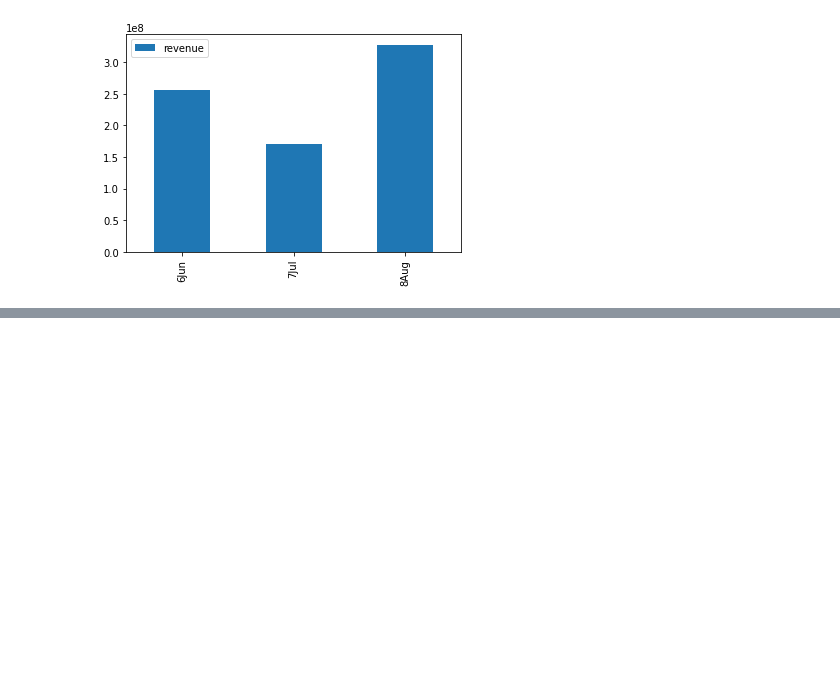
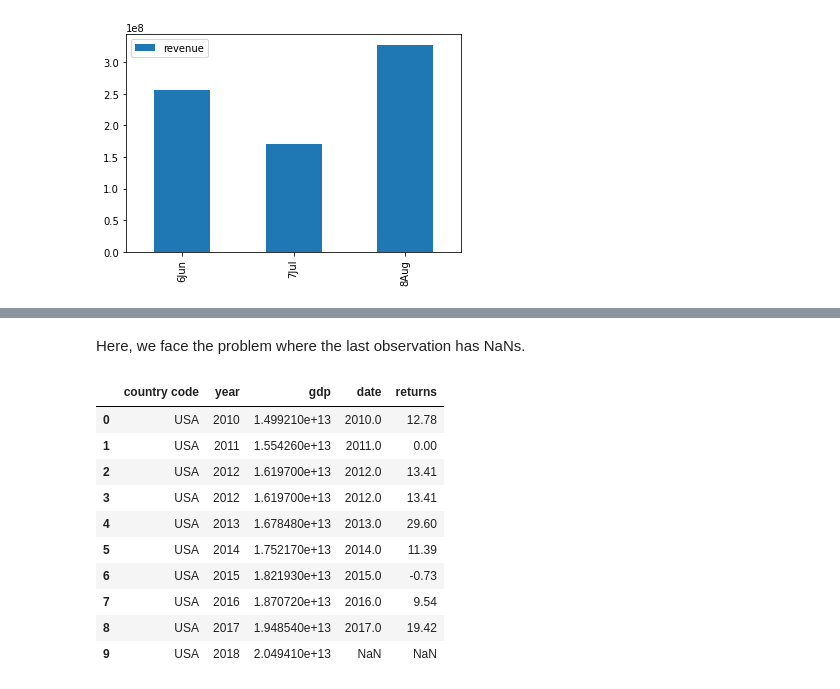
Before and after one commit to kbantoec/dsuc, a Jupyter notebook: joining_data_pandas/notebook.ipynb, the cells around one changed output, grey strips where cells are left out. Drawn from its saved outputs; the diff is of its cells as text; code cells hidden in the pictures; blank space fills up the shorter version.

Commit message:
Added merge ordered section

```diff
--- a/joining_data_pandas/notebook.ipynb
+++ b/joining_data_pandas/notebook.ipynb
@@ -718,0 +732,4 @@ plt.show()
+# %%
+sp500 = pd.read_csv(DATAPATH / "S&P500.csv")
+sp500.columns = sp500.columns.str.lower()
+sp500.head()
@@ -718,0 +755,4 @@ plt.show()
+# %%
+gdp = pd.read_csv(DATAPATH / "WorldBank_GDP.csv")
+gdp.columns = gdp.columns.str.lower()
+gdp.head()
@@ -718,0 +783,3 @@ plt.show()
+# %%
+gdp_usa = gdp[gdp['country code'] == 'USA'].loc[:, ['country code', 'year', 'gdp']].copy()
+gdp_usa
@@ -718,0 +798,18 @@ plt.show()
+# %% [markdown]
+Here, we face the problem where the last observation has NaNs.
+# %%
+# Use merge_ordered() to merge gdp and sp500 on year and date
+pd.merge_ordered(gdp_usa, sp500, left_on='year', right_on='date',
+                 how='left')
+# %% [output]
+|  | country code | year | gdp | date | returns |
+| 0 | USA | 2010 | 1.499210e+13 | 2010.0 | 12.78 |
+| 1 | USA | 2011 | 1.554260e+13 | 2011.0 | 0.00 |
+| 2 | USA | 2012 | 1.619700e+13 | 2012.0 | 13.41 |
+| 3 | USA | 2012 | 1.619700e+13 | 2012.0 | 13.41 |
+| 4 | USA | 2013 | 1.678480e+13 | 2013.0 | 29.60 |
+| 5 | USA | 2014 | 1.752170e+13 | 2014.0 | 11.39 |
+| 6 | USA | 2015 | 1.821930e+13 | 2015.0 | -0.73 |
+| 7 | USA | 2016 | 1.870720e+13 | 2016.0 | 9.54 |
+| 8 | USA | 2017 | 1.948540e+13 | 2017.0 | 19.42 |
+| 9 | USA | 2018 | 2.049410e+13 | NaN | NaN |
```
Also changed, not shown: parts of 10 cells of this notebook, 2 other files.
